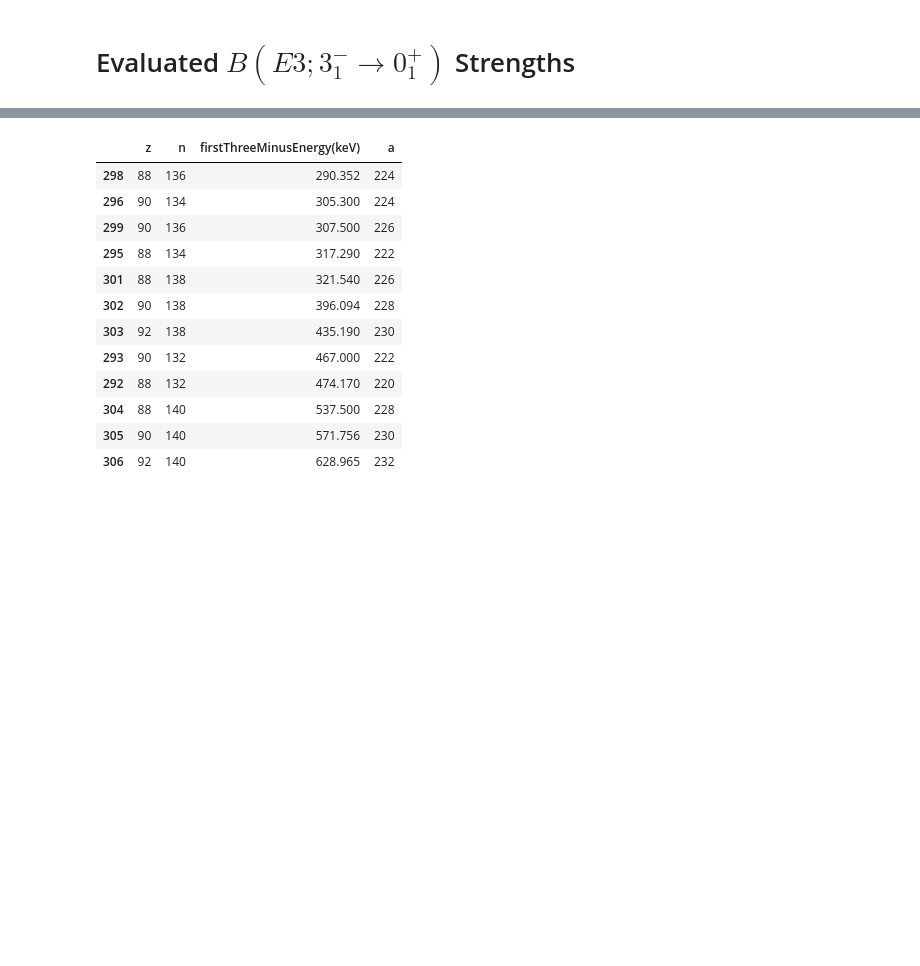
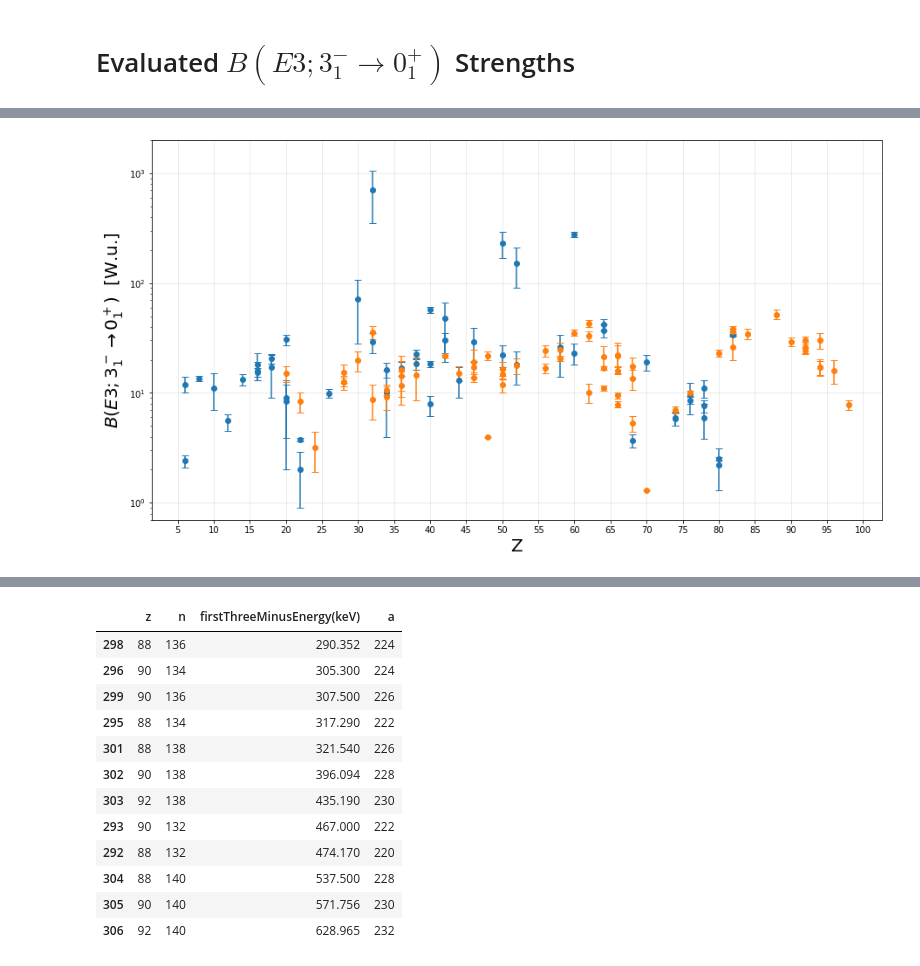
Before and after one commit to arestrepogiraldo2200/Octupole_deformation, a Jupyter notebook: r3Y3_operator/Updated_E3_&_B(E3)/First_3_minus_and_BE3.ipynb, the cells around one changed output, grey strips where cells are left out. Cells and saved outputs as stored; diff of their text form; code cells hidden in the pictures; blank space fills up the shorter version.

```diff
--- a/r3Y3_operator/Updated_E3_&_B(E3)/First_3_minus_and_BE3.ipynb
+++ b/r3Y3_operator/Updated_E3_&_B(E3)/First_3_minus_and_BE3.ipynb
@@ -57,0 +141,15 @@ for i in range(61):
+# %%
+plt.figure(figsize=(15,8))
+plt.errorbar(expZ, exp, yerr=np.array(experr).T, fmt='o', ecolor = 'C0', capsize=4)
+plt.errorbar(comZ, com, yerr=np.array(comerr).T, fmt='o', color = 'C1', ecolor = 'C1', capsize=4)
+
+plt.ylabel(r"$B(E3;3^-_{1}\rightarrow 0^+_{1})$  [W.u.]", fontsize=20)
+plt.xlabel("Z", fontsize=20)
+
+plt.yscale("log")
+plt.xticks(np.arange(5, 105, step=5))
+plt.grid(alpha=0.3)
+plt.ylim(0.7,2000)
+plt.show()
+# %% [output]
+[figure, added]
```
Also changed, not shown: parts of 10 cells of this notebook, 6 other files.
